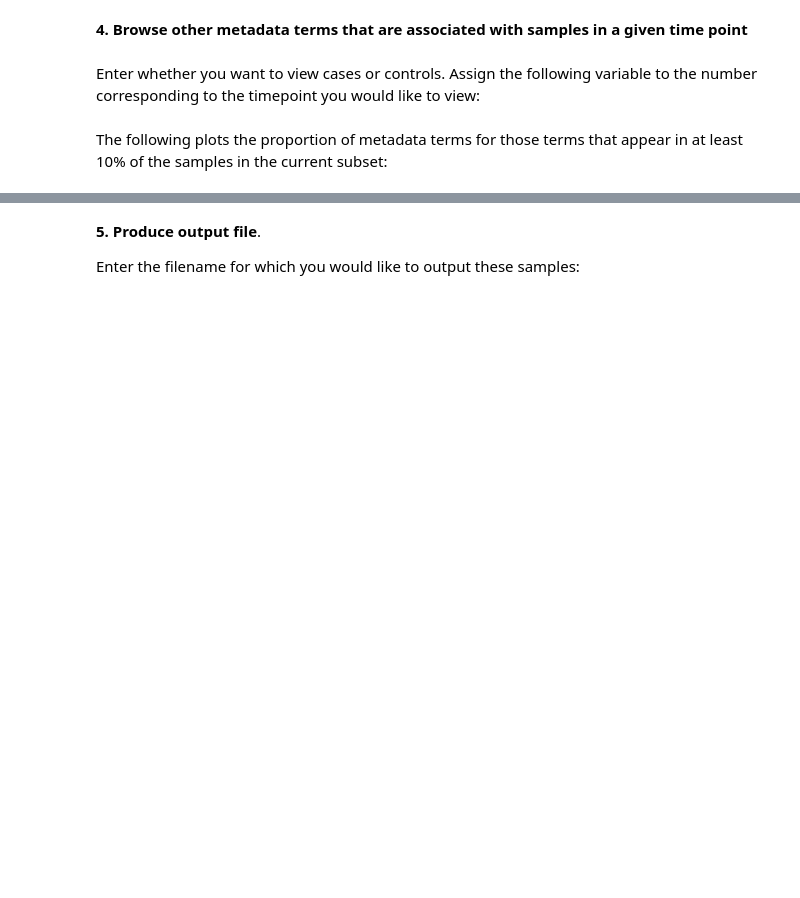
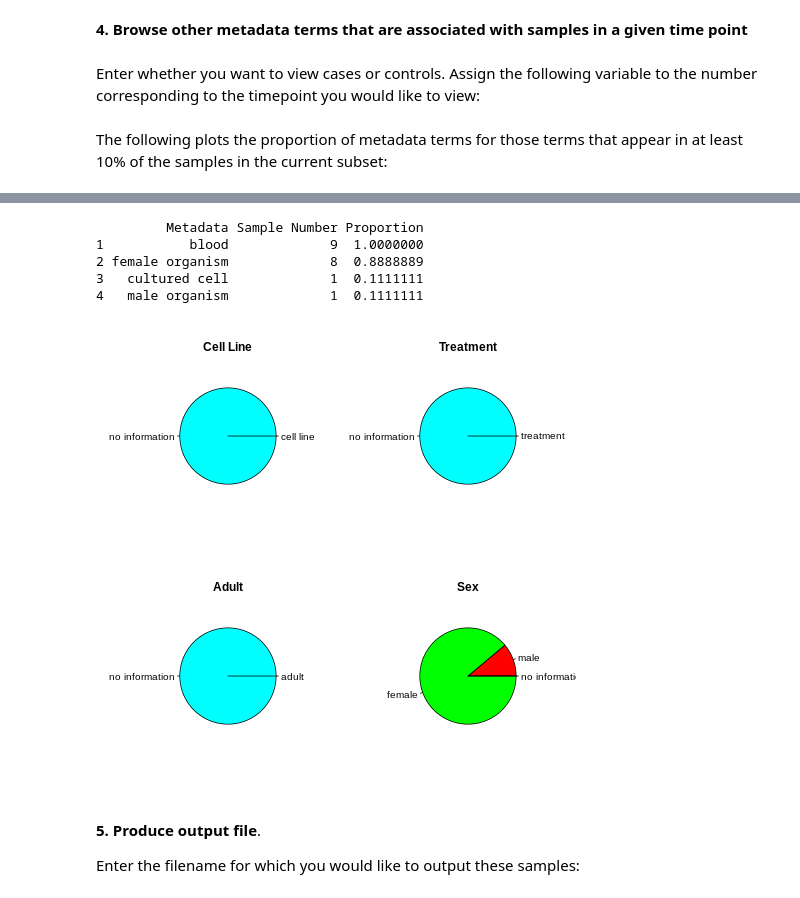
Before and after one commit to NCBI-Hackathons/RNA-Seq-in-the-Cloud, a Jupyter notebook: Metadata/series_search.ipynb, the cells around one changed output, grey strips where cells are left out. Saved outputs shown, nothing was run; the diff lists cells and outputs as text; code cells hidden in the pictures; blank space fills up the shorter version.

Commit message:
Added pie charts to series creator

```diff
--- a/Metadata/series_search.ipynb
+++ b/Metadata/series_search.ipynb
@@ -95,3 +149,18 @@ bp
+# %%
+%%R
+source("./Metadata_table.R")
+query_disease_metadata_top10_table
+# %% [output]
+         Metadata Sample Number Proportion
+1           blood             9  1.0000000
+2 female organism             8  0.8888889
+3   cultured cell             1  0.1111111
+4   male organism             1  0.1111111
+# %%
+%%R
+source("./Metadata_piecharts.R")
+# %% [output]
+[figure, added]
 # %% [markdown]
 __5. Produce output file__.
 
```
Also changed, not shown: parts of 5 cells of this notebook, 1 other file.
